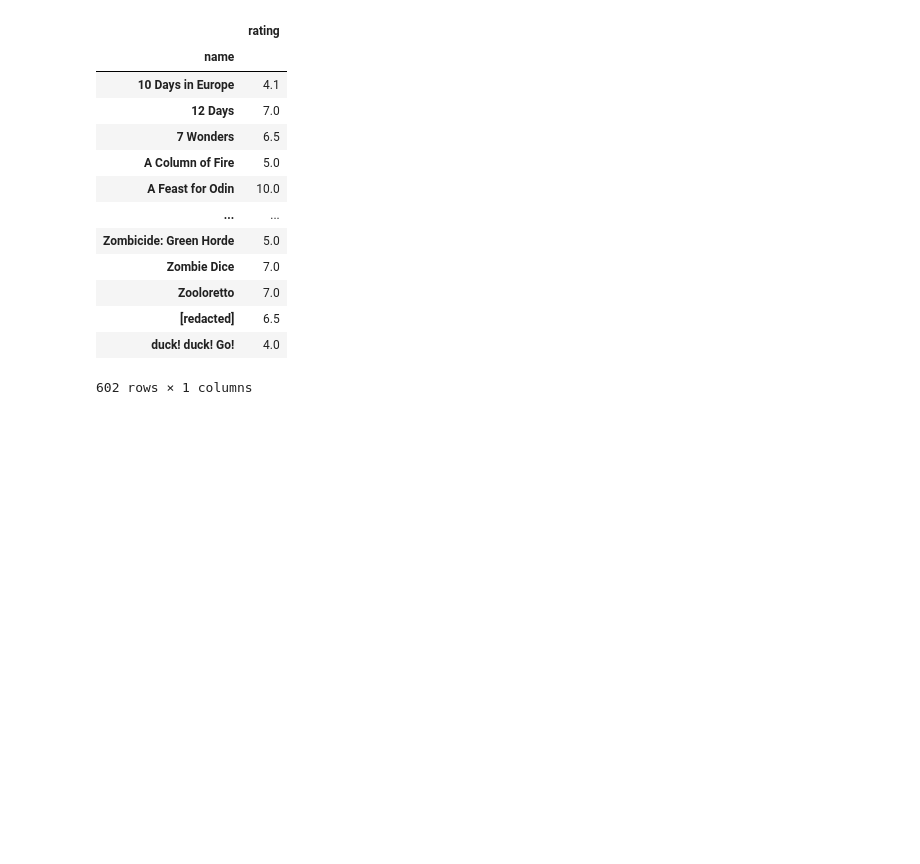
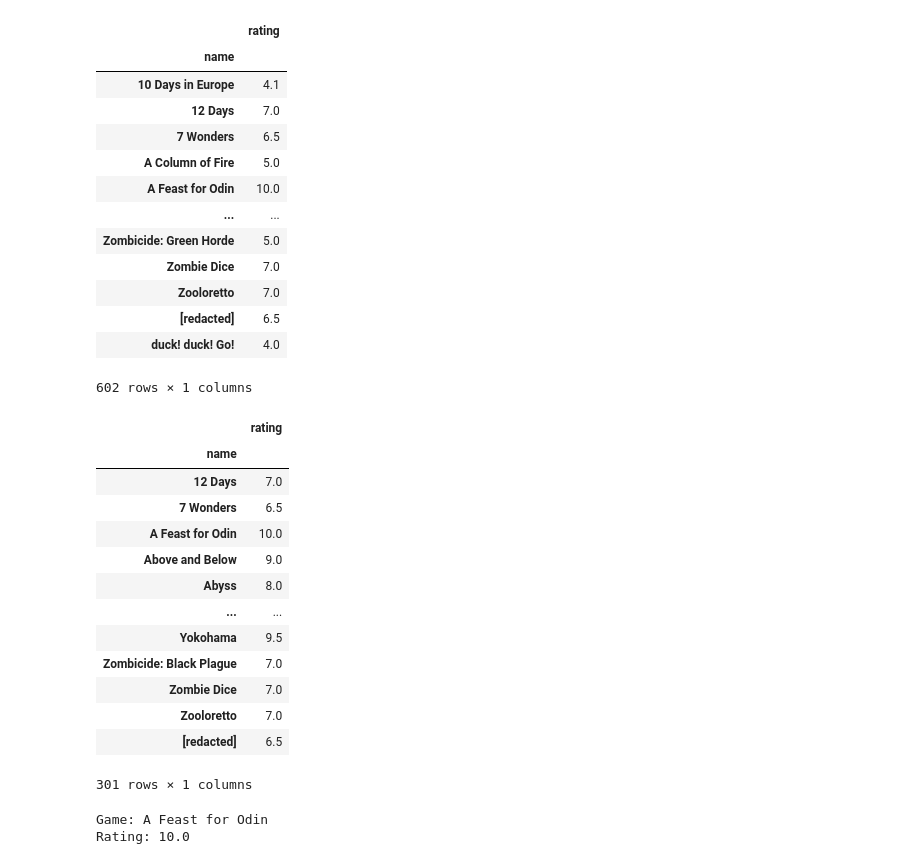
Before and after one commit to Kopzzz/Board-Game-RecCommu, a Jupyter notebook: code/3_Content-Based_Filtering.ipynb, the cells around one changed output. Drawn from its saved outputs; the diff is of its cells as text; code cells hidden in the pictures; blank space fills up the shorter version.

```diff
--- a/code/3_Content-Based_Filtering.ipynb
+++ b/code/3_Content-Based_Filtering.ipynb
@@ -165,7 +151,8 @@ df_rv_rate.head()
 |  | A Column of Fire | 5.0 |
 |  | A Feast for Odin | 10.0 |
 # %%
-df_rv_rate.loc["1 Family Meeple"]
+df_user = df_rv_rate.loc['1 Family Meeple'].copy()
+df_user
 # %% [output]
 |  | rating |
 | name |  |
@@ -181,3 +168,28 @@ df_rv_rate.loc["1 Family Meeple"]
 | [redacted] | 6.5 |
 | duck! duck! Go! | 4.0 |
 602 rows × 1 columns
+# %%
+avg = df_user['rating'].mean()
+df_fav = df_user[df_user['rating'] >= avg].copy()
+df_fav
+# %% [output]
+|  | rating |
+| name |  |
+| 12 Days | 7.0 |
+| 7 Wonders | 6.5 |
+| A Feast for Odin | 10.0 |
+| Above and Below | 9.0 |
+| Abyss | 8.0 |
+| ... | ... |
+| Yokohama | 9.5 |
+| Zombicide: Black Plague | 7.0 |
+| Zombie Dice | 7.0 |
+| Zooloretto | 7.0 |
+| [redacted] | 6.5 |
+301 rows × 1 columns
+# %%
+game_fav = df_fav['rating'].idxmax()
+print(f'Game: {game_fav}\nRating: {df_fav.loc[game_fav][0]}')
+# %% [output]
+Game: A Feast for Odin
+Rating: 10.0
```
Also changed, not shown: parts of 5 cells of this notebook.
